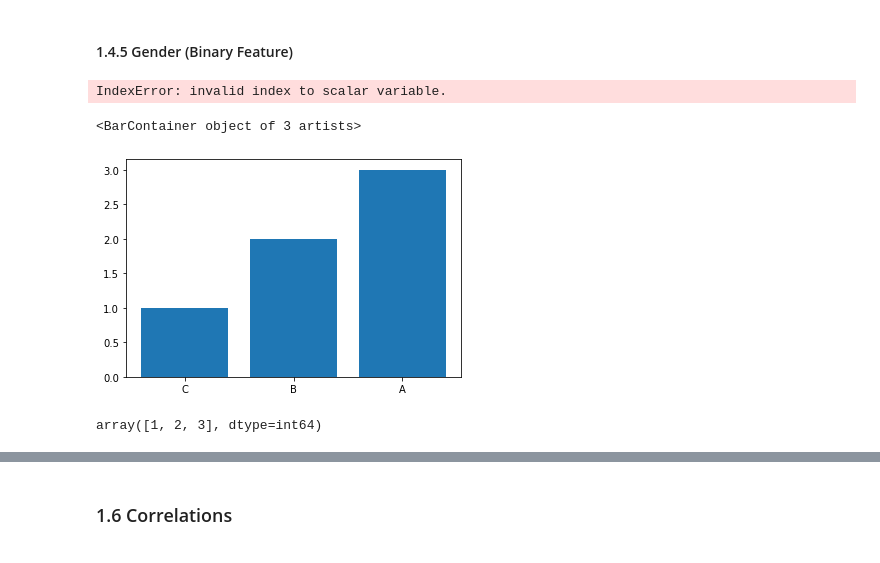
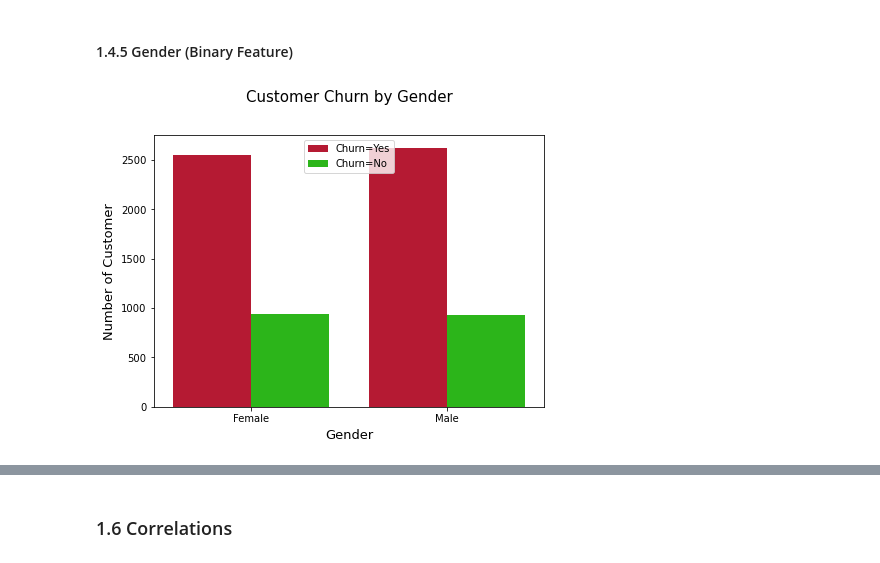
Before and after one commit to muhammadrifki1992/Project, a Jupyter notebook: Project2.ipynb, the cells around one changed output, grey strips where cells are left out. Drawn from its saved outputs; the diff is of its cells as text; code cells hidden in the pictures.

```diff
--- a/Project2.ipynb
+++ b/Project2.ipynb
@@ -525,42 +525,15 @@ The customer does not churn average is on 2,001-3,000 total charges (2555.3) whi
 # %% [markdown]
 #### 1.4.5 Gender (Binary Feature)
 # %%
-# function to add value labels
-def addlabels(x, y):
-    for i in range(len(x)):
-        plt.text(i, y[i], y[i], ha = 'center',
-                 Bbox = dict(facecolor = 'cyan', alpha =.8))
-
-if __name__ == '__main__':
-
-
 #Visualization
-    with sns.color_palette(['#cf0022', '#18cf00']):
-        plt.figure(figsize=(7, 5))
-        sns.countplot(x=df1['gender'], hue='Churn', data=df1)
-        addlabels(df1['gender'].unique(), df1['gender'].count())
-        plt.xlabel('Gender', size=13, labelpad=5)
-        plt.ylabel('Number of Customer', size=13, labelpad=5)
-        plt.legend(['Churn=Yes', 'Churn=No'], loc='upper center', prop={'size': 10})
-        plt.title('Customer Churn by Gender', size=15, y=1.10)
+with sns.color_palette(['#cf0022', '#18cf00']):
+    plt.figure(figsize=(7, 5))
+    sns.countplot(x=df1['gender'], hue='Churn', data=df1)
+    plt.xlabel('Gender', size=13, labelpad=5)
+    plt.ylabel('Number of Customer', size=13, labelpad=5)
+    plt.legend(['Churn=Yes', 'Churn=No'], loc='upper center', prop={'size': 10})
+    plt.title('Customer Churn by Gender', size=15, y=1.10)
 
 plt.show()
 # %% [output]
-IndexError: invalid index to scalar variable.
+[figure, added]
-# %%
-def addlabels(x,y):
-    for i in range(len(x)):
-        plt.text(i, y[i], y[i], ha = 'center')
-
-df = pd.DataFrame(['A','A','A','B','B','C'], columns = ['letters'])
-plt_df = df.letters.value_counts().sort_values()
-
-plt.bar(plt_df.index, plt_df.values)
-addlabels(plt_df.index, plt_df.values)
-# %% [output]
-<BarContainer object of 3 artists>
-[figure, removed]
-# %%
-plt_df.values
-# %% [output]
-array([1, 2, 3], dtype=int64)
```
Also changed, not shown: parts of 10 cells of this notebook.
